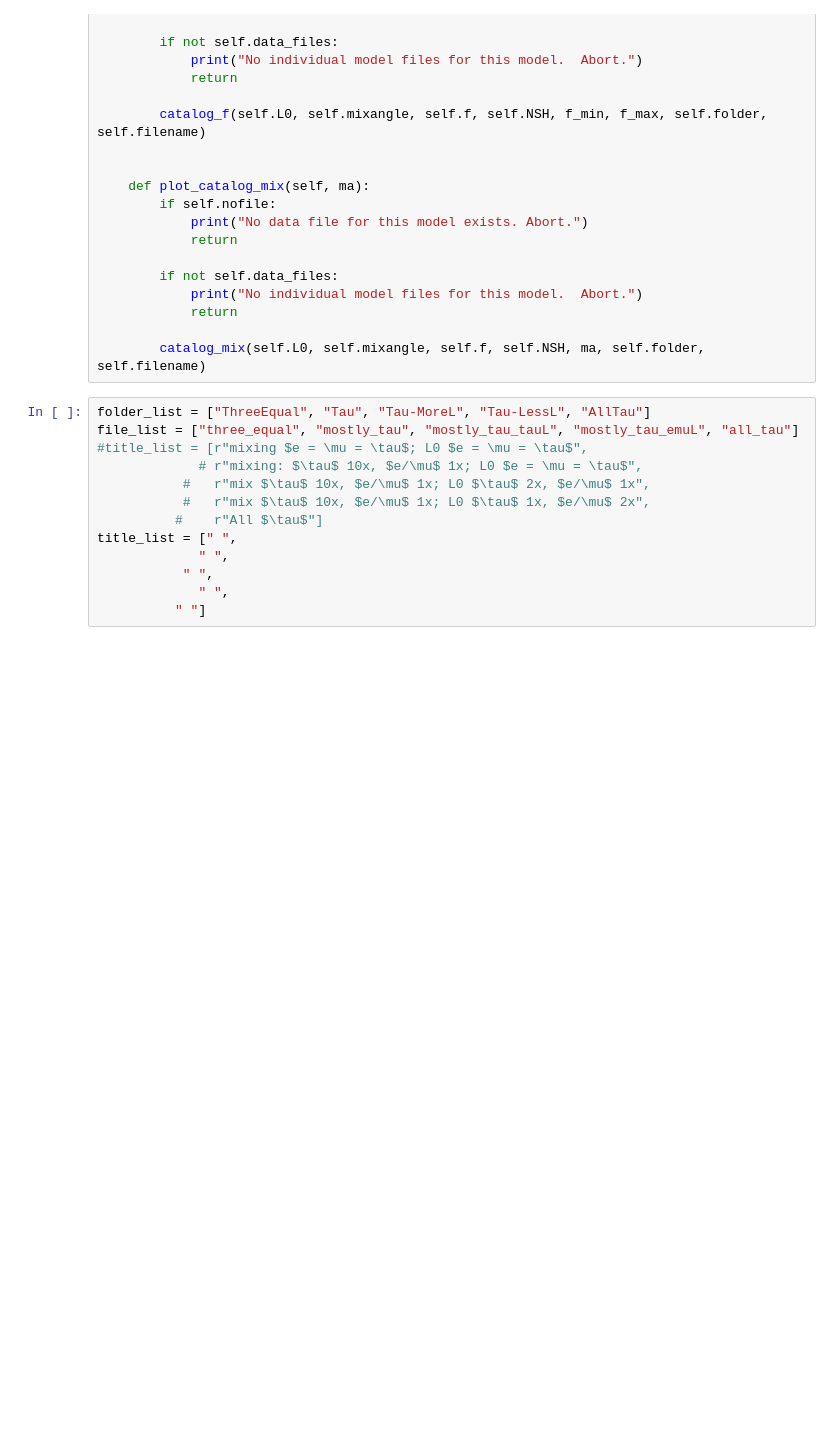
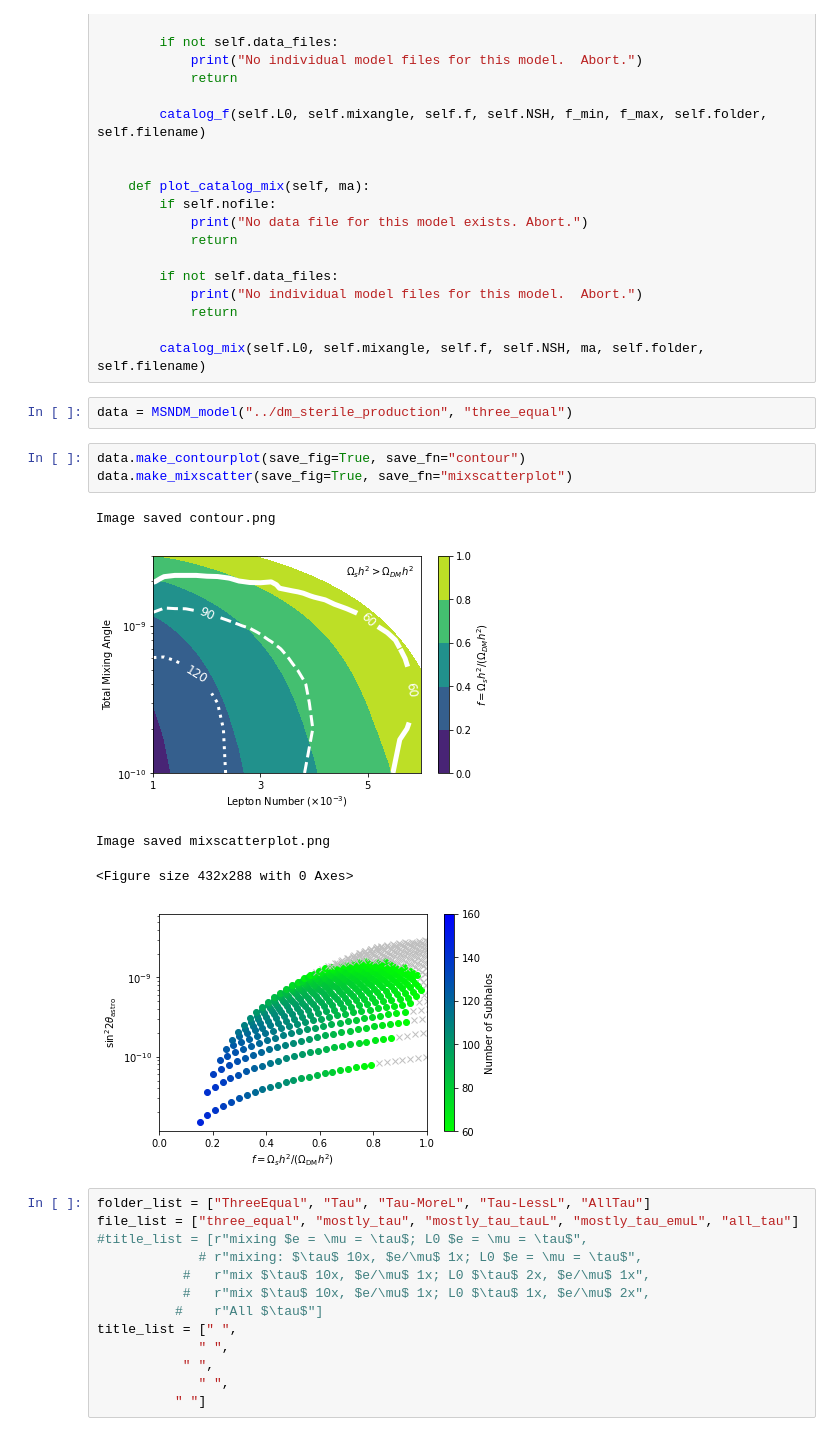
Before and after one commit to nuLABatUSD/dm_sterile_production, a Jupyter notebook: AnalyzeParallelRuns-Copy.ipynb, the cells around one changed output. Saved outputs shown, nothing was run; the diff lists cells and outputs as text; blank space fills up the shorter version.

```diff
--- a/AnalyzeParallelRuns-Copy.ipynb
+++ b/AnalyzeParallelRuns-Copy.ipynb
@@ -240,6 +242,17 @@ class MSNDM_model:
             return
 
         catalog_mix(self.L0, self.mixangle, self.f, self.NSH, ma, self.folder, self.filename)
+# %%
+data = MSNDM_model("../dm_sterile_production", "three_equal")
+# %%
+data.make_contourplot(save_fig=True, save_fn="contour")
+data.make_mixscatter(save_fig=True, save_fn="mixscatterplot")
+# %% [output]
+Image saved contour.png
+[figure, added]
+Image saved mixscatterplot.png
+<Figure size 432x288 with 0 Axes>
+[figure, added]
 # %%
 folder_list = ["ThreeEqual", "Tau", "Tau-MoreL", "Tau-LessL", "AllTau"]
 file_list = ["three_equal", "mostly_tau", "mostly_tau_tauL", "mostly_tau_emuL", "all_tau"]
```
Also changed, not shown: parts of 2 cells of this notebook.
